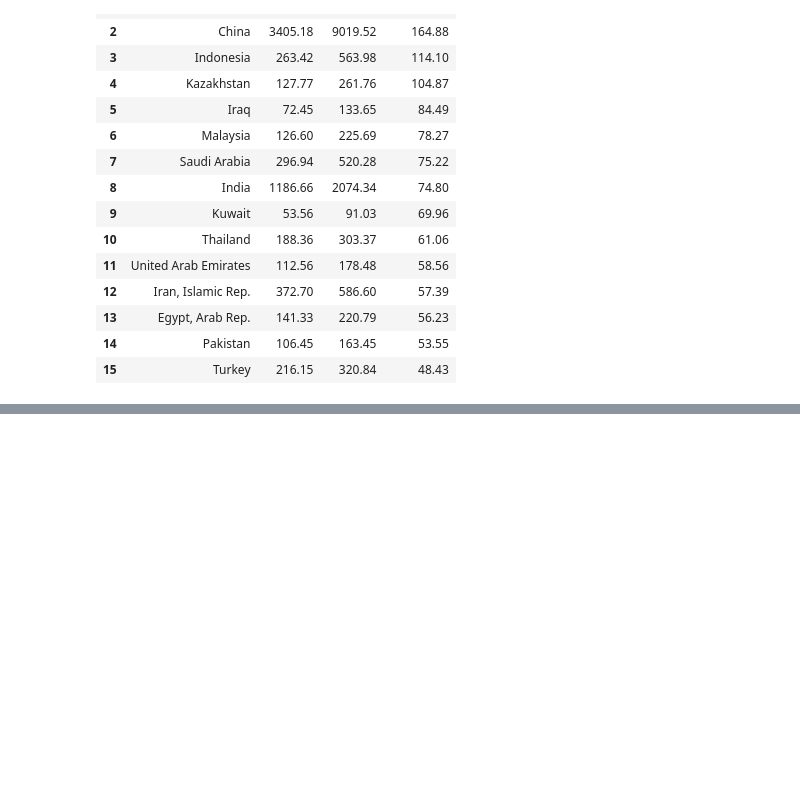
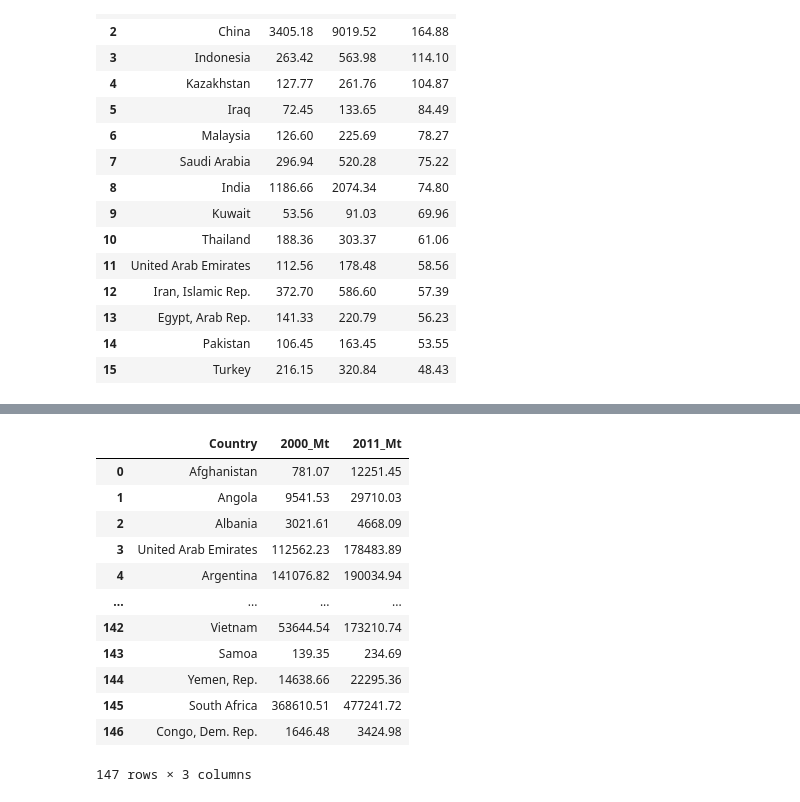
Before and after one commit to sanaullah525/Global-CO2-Emissions-Data-Analysis-Project, a Jupyter notebook: datapr.ipynb, the cells around one changed output, grey strips where cells are left out. Saved outputs shown, nothing was run; the diff lists cells and outputs as text; code cells hidden in the pictures; blank space fills up the shorter version.

```diff
--- a/datapr.ipynb
+++ b/datapr.ipynb
@@ -289,0 +297,26 @@ clean_df
+# %%
+# Preparing the data for Calculating the Top 10 countries with emission reductions (2000-2011)
+
+reddf= clean_df[['Country Name', '2000', '2011']]
+
+# Renaming columns for better readibility.
+reddf= reddf.rename(columns= {
+    "Country Name":"Country",
+    "2000":"2000_Mt",
+    "2011":"2011_Mt"
+})
+reddf
+# %% [output]
+|  | Country | 2000_Mt | 2011_Mt |
+| 0 | Afghanistan | 781.07 | 12251.45 |
+| 1 | Angola | 9541.53 | 29710.03 |
+| 2 | Albania | 3021.61 | 4668.09 |
+| 3 | United Arab Emirates | 112562.23 | 178483.89 |
+| 4 | Argentina | 141076.82 | 190034.94 |
+| ... | ... | ... | ... |
+| 142 | Vietnam | 53644.54 | 173210.74 |
+| 143 | Samoa | 139.35 | 234.69 |
+| 144 | Yemen, Rep. | 14638.66 | 22295.36 |
+| 145 | South Africa | 368610.51 | 477241.72 |
+| 146 | Congo, Dem. Rep. | 1646.48 | 3424.98 |
+147 rows × 3 columns
```
Also changed, not shown: parts of 2 cells of this notebook.
